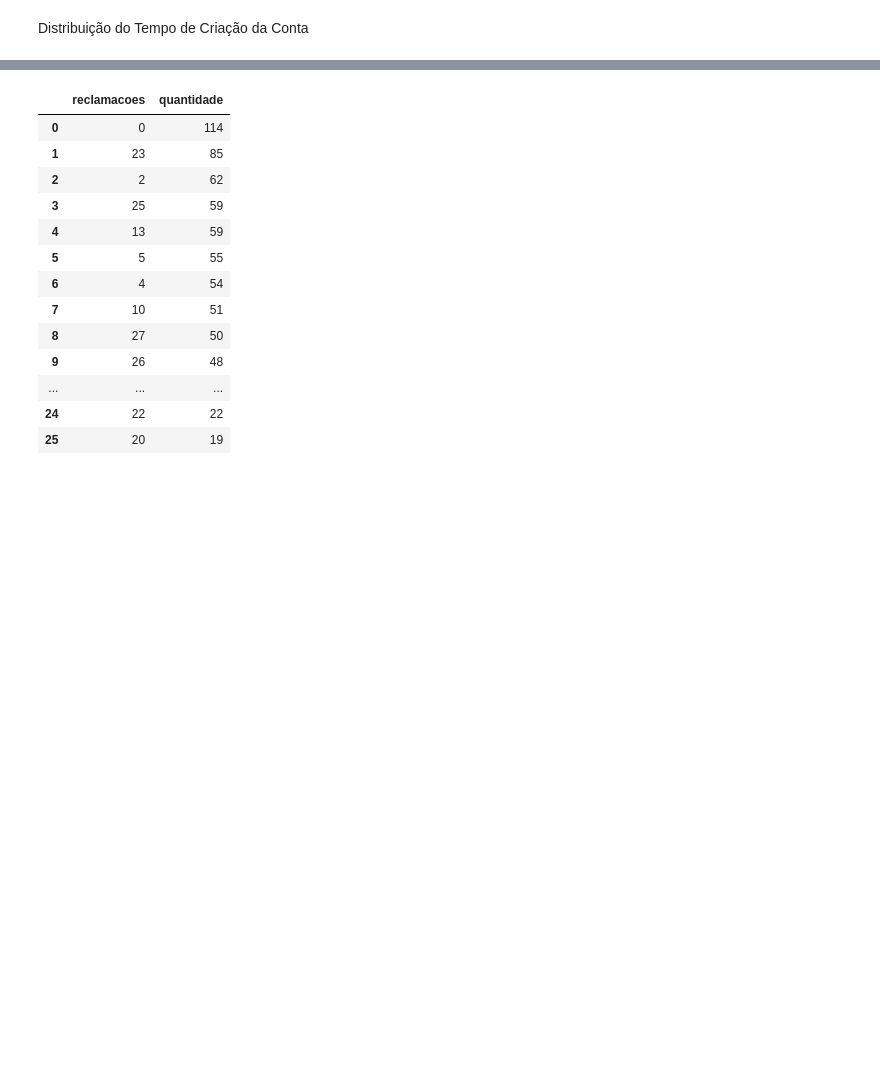
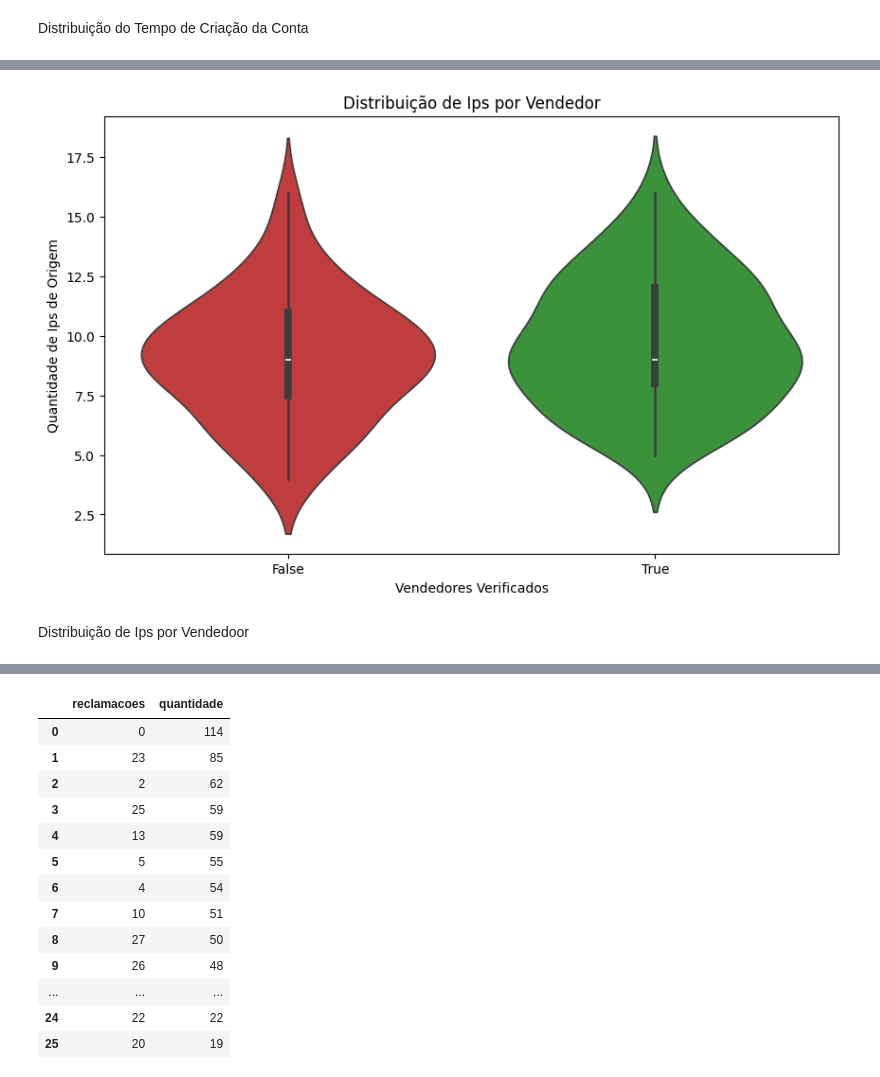
Before and after one commit to AlexDcoder/Opera-o-Marketplace-Fraude-em-E-commerce, a Jupyter notebook: notebooks/base_comparativo.ipynb, the cells around one changed output, grey strips where cells are left out. Cells and saved outputs as stored; diff of their text form; code cells hidden in the pictures; blank space fills up the shorter version.

```diff
--- a/notebooks/base_comparativo.ipynb
+++ b/notebooks/base_comparativo.ipynb
@@ -566,0 +518,26 @@ sns.boxplot(data=df_avl_suspeitas_info.query("nota == 5"),
+# %%
+df_ips_vendedor = df_nota5.groupby(
+    ['vendedor_id', 'verificado']
+)['ip_origem'].nunique().reset_index(name='qtd_ips').sort_values('qtd_ips', ascending=False)
+
+
+plt.figure(figsize=(10,6))
+
+sns.violinplot(
+    data=df_ips_vendedor,
+    x='verificado',
+    y='qtd_ips',
+    hue='verificado',
+    palette={True: '#2ca02c', False: '#d62728'},
+    legend=False
+)
+
+plt.title('Distribuição de Ips por Vendedor')
+plt.xlabel('Vendedores Verificados')
+plt.ylabel('Quantidade de Ips de Origem')
+
+plt.show()
+# %% [output]
+[figure, added]
+# %% [markdown]
+Distribuição de Ips por Vendedoor
```
Also changed, not shown: parts of 65 cells of this notebook.
